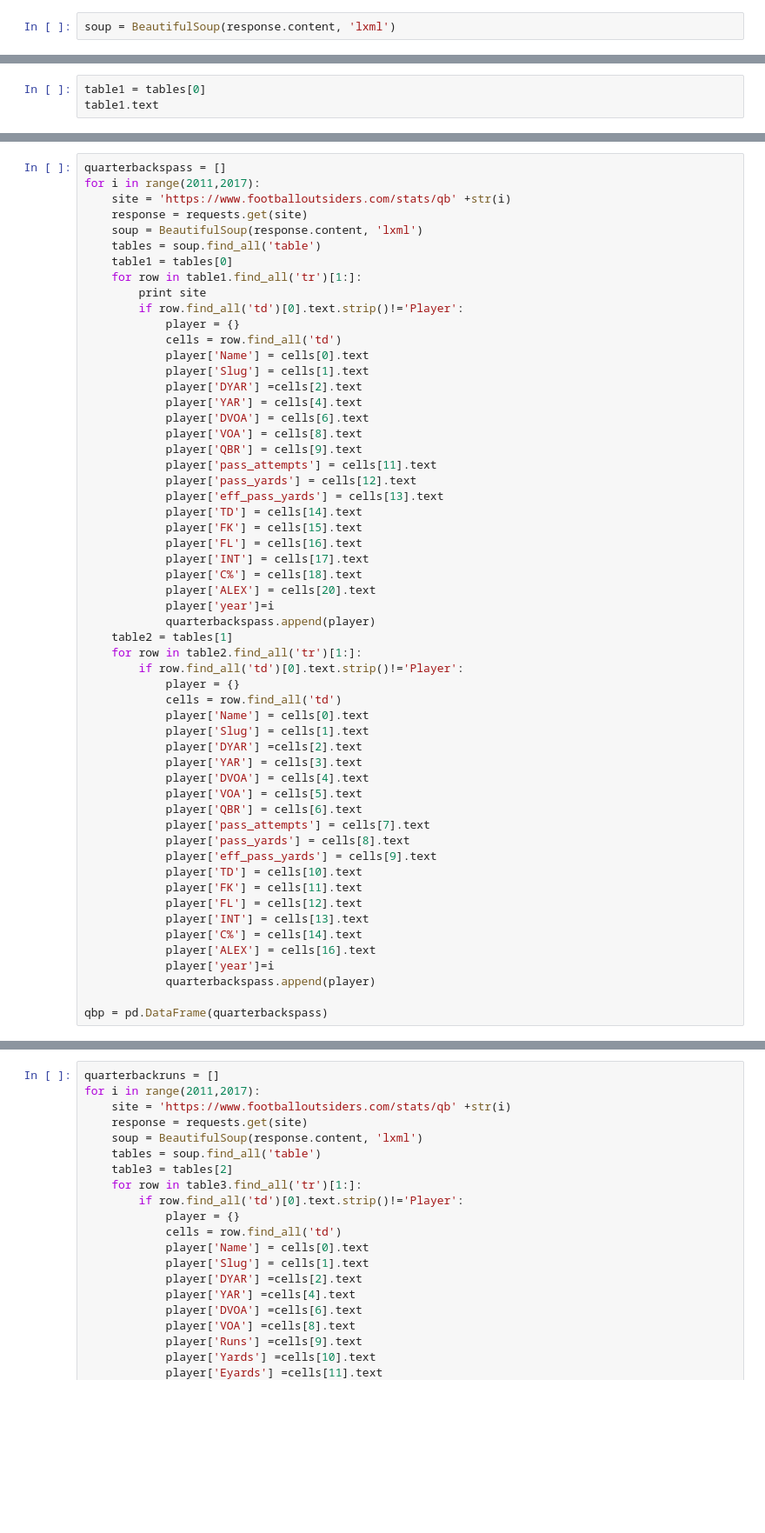
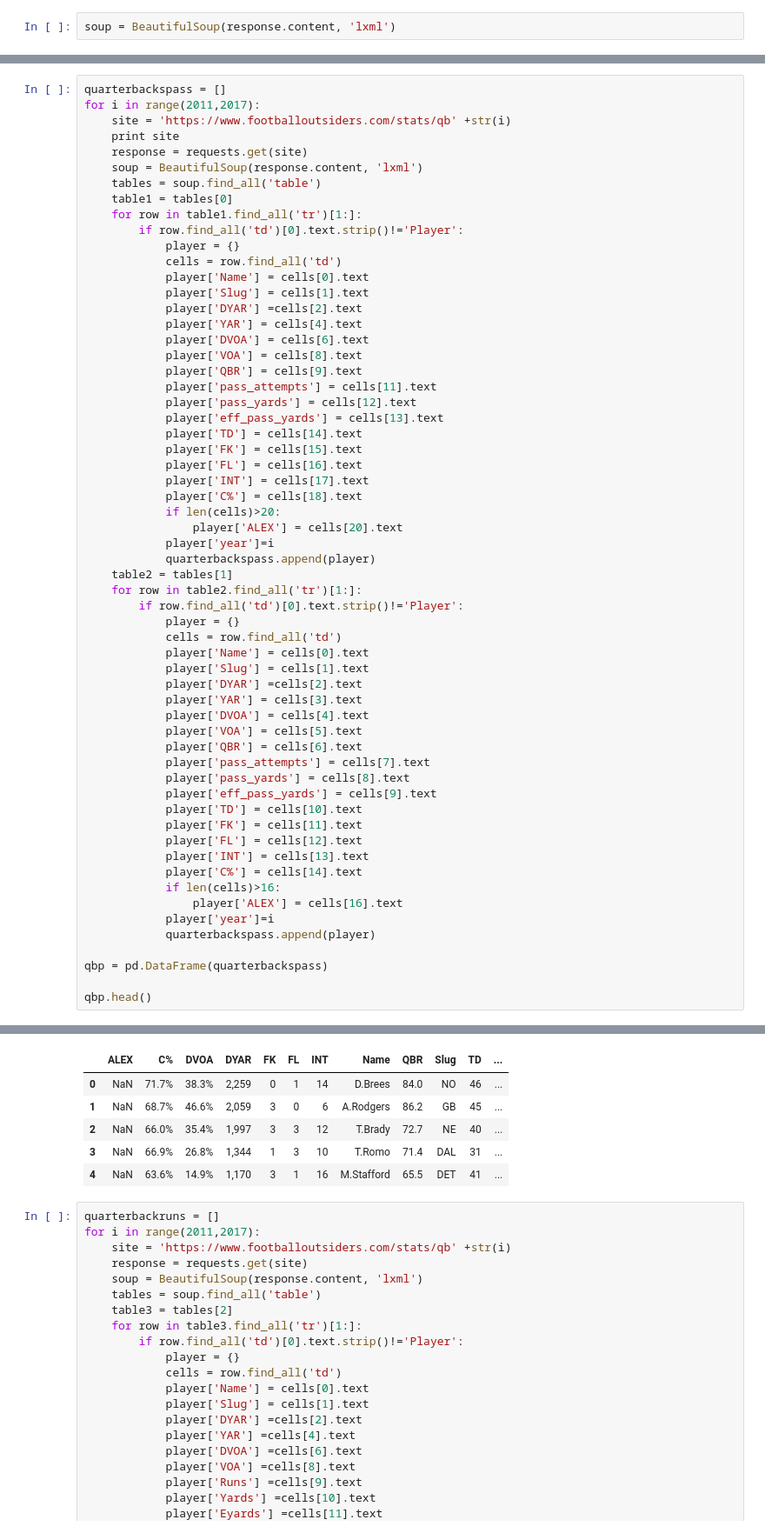
Before and after one commit to andrewadelson92/Scraping, a Jupyter notebook: football_scraper.ipynb, the cells around one changed output, grey strips where cells are left out. Shown at 87% size. Drawn from its saved outputs; the diff is of its cells as text; blank space fills up the shorter version.

Commit message:
fixed lack of ALEX ratings for some players

```diff
--- a/football_scraper.ipynb
+++ b/football_scraper.ipynb
@@ -14,3 +15,0 @@ len(tables)
-# %%
-table1 = tables[0]
-table1.text
@@ -159,12 +172,12 @@ te.shape
 quarterbackspass = []
 for i in range(2011,2017):
     site = 'https://www.footballoutsiders.com/stats/qb' +str(i)
+    print site
     response = requests.get(site)
     soup = BeautifulSoup(response.content, 'lxml')
     tables = soup.find_all('table')
     table1 = tables[0]
     for row in table1.find_all('tr')[1:]:
-        print site
         if row.find_all('td')[0].text.strip()!='Player':
             player = {}
             cells = row.find_all('td')
@@ -183,7 +196,8 @@ for i in range(2011,2017):
             player['FL'] = cells[16].text
             player['INT'] = cells[17].text
             player['C%'] = cells[18].text
-            player['ALEX'] = cells[20].text
+            if len(cells)>20:
+                player['ALEX'] = cells[20].text
             player['year']=i
             quarterbackspass.append(player)
     table2 = tables[1]
@@ -206,10 +220,13 @@ for i in range(2011,2017):
             player['FL'] = cells[12].text
             player['INT'] = cells[13].text
             player['C%'] = cells[14].text
-            player['ALEX'] = cells[16].text
+            if len(cells)>16:
+                player['ALEX'] = cells[16].text
             player['year']=i
             quarterbackspass.append(player)
 
 qbp = pd.DataFrame(quarterbackspass)
+
+qbp.head()
 # %% [output]
 https://www.footballoutsiders.com/stats/qb2011
@@ -217,3 +249,9 @@ NameError: name 'cells' is not defined
+|  | ALEX | C% | DVOA | DYAR | FK | FL | INT | Name | QBR | Slug | TD | ... |
+| 0 | NaN | 71.7% | 38.3% | 2,259 | 0 | 1 | 14 | D.Brees | 84.0 | NO | 46 | ... |
+| 1 | NaN | 68.7% | 46.6% | 2,059 | 3 | 0 | 6 | A.Rodgers | 86.2 | GB | 45 | ... |
+| 2 | NaN | 66.0% | 35.4% | 1,997 | 3 | 3 | 12 | T.Brady | 72.7 | NE | 40 | ... |
+| 3 | NaN | 66.9% | 26.8% | 1,344 | 1 | 3 | 10 | T.Romo | 71.4 | DAL | 31 | ... |
+| 4 | NaN | 63.6% | 14.9% | 1,170 | 3 | 1 | 16 | M.Stafford | 65.5 | DET | 41 | ... |
 # %%
 quarterbackruns = []
 for i in range(2011,2017):
```
Also changed, not shown: parts of 7 cells of this notebook.
